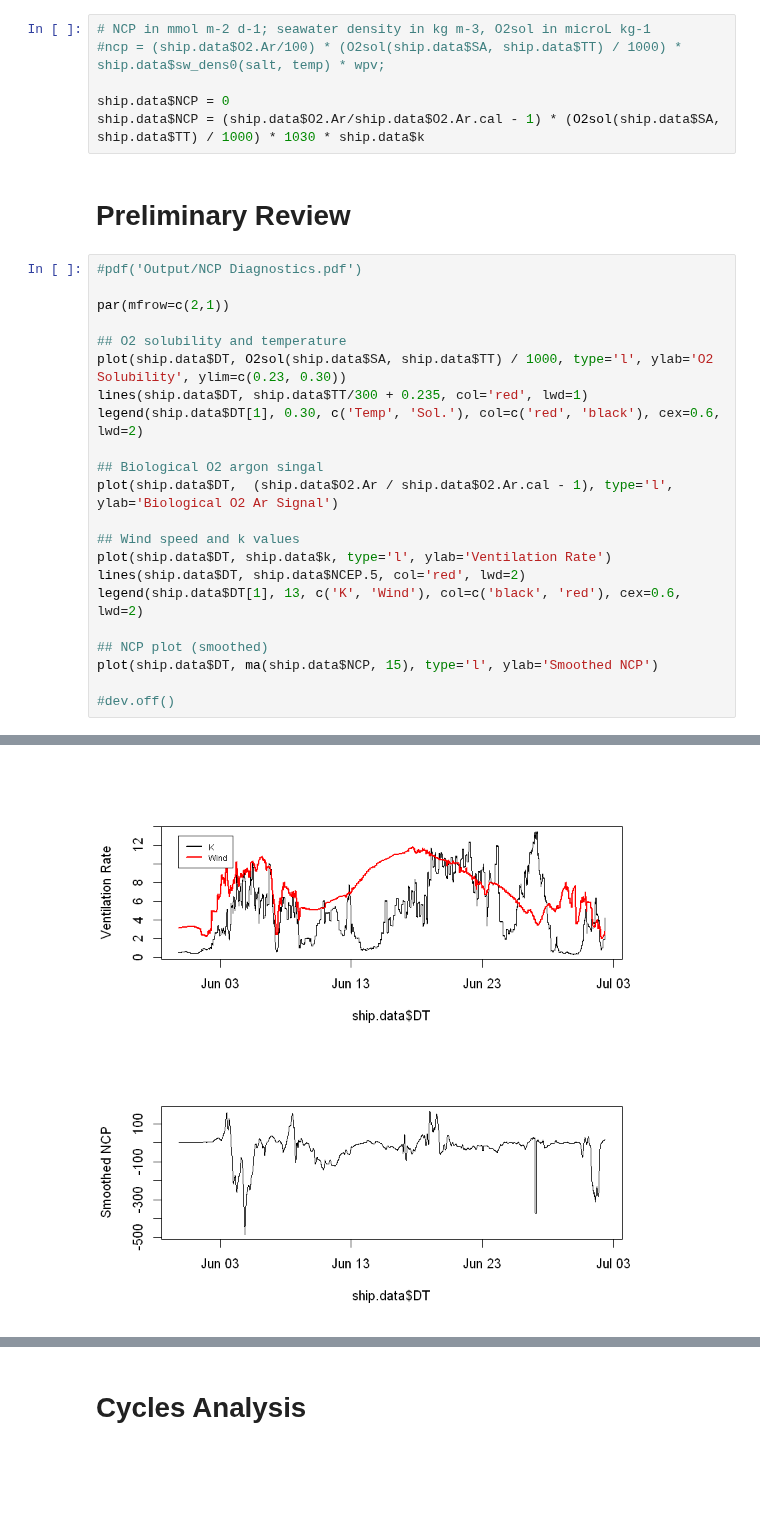
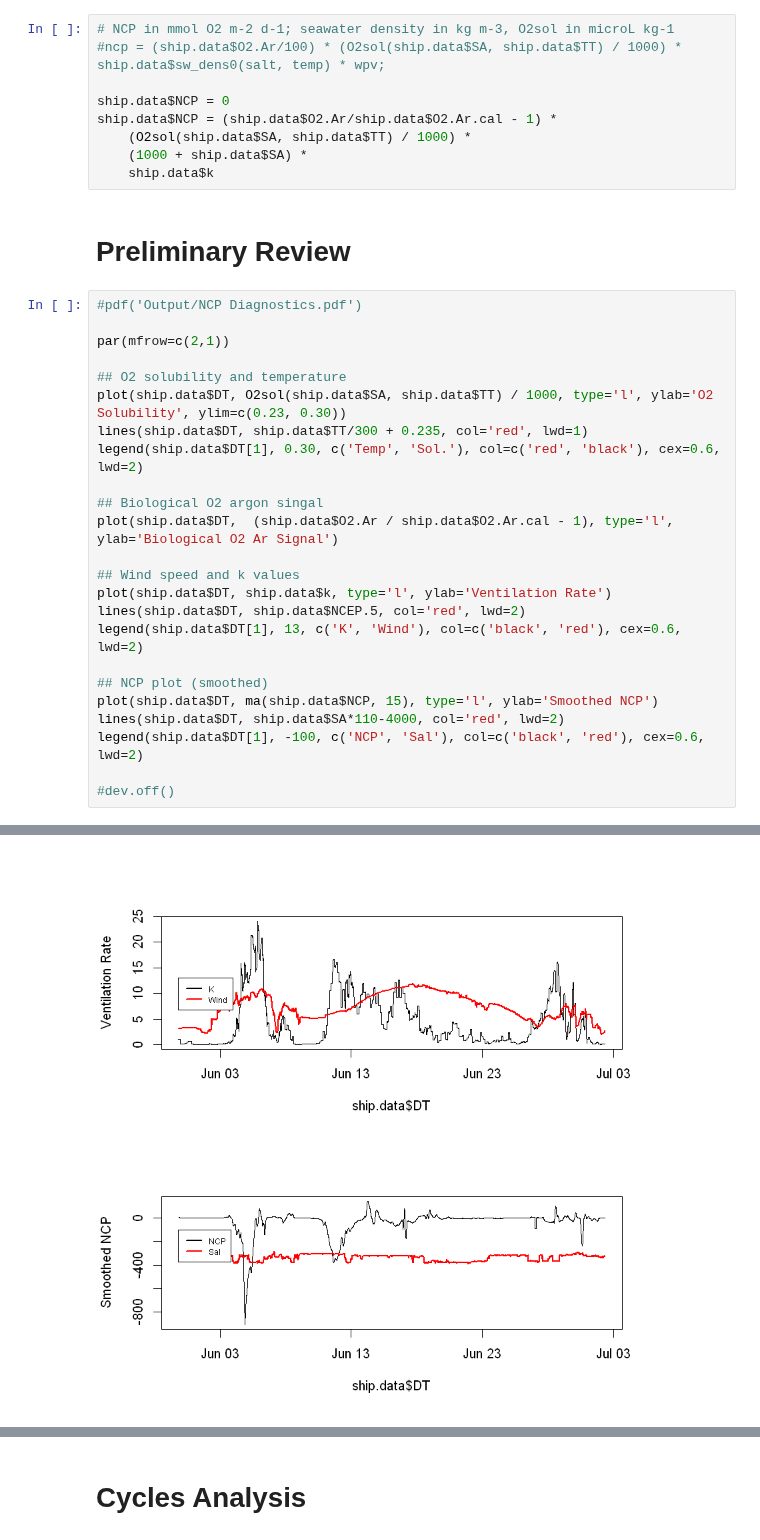
Before and after one commit to tbrycekelly/MIMS-TBK, a Jupyter notebook: NCP Model.ipynb, the cells around one changed output, grey strips where cells are left out. Drawn from its saved outputs; the diff is of its cells as text; blank space fills up the shorter version.

```diff
--- a/NCP Model.ipynb
+++ b/NCP Model.ipynb
@@ -89,38 +89,43 @@ O2sol = function(S, T) {
 # %% [markdown]
 # NCP Calculation
 # %%
-# NCP in mmol m-2 d-1; seawater density in kg m-3, O2sol in microL kg-1
+# NCP in mmol O2 m-2 d-1; seawater density in kg m-3, O2sol in microL kg-1
 #ncp = (ship.data$O2.Ar/100) * (O2sol(ship.data$SA, ship.data$TT) / 1000) * ship.data$sw_dens0(salt, temp) * wpv;
 
 ship.data$NCP = 0
-ship.data$NCP = (ship.data$O2.Ar/ship.data$O2.Ar.cal - 1) * (O2sol(ship.data$SA, ship.data$TT) / 1000) * 1030 * ship.data$k
+ship.data$NCP = (ship.data$O2.Ar/ship.data$O2.Ar.cal - 1) *
+    (O2sol(ship.data$SA, ship.data$TT) / 1000) *
+    (1000 + ship.data$SA) *
+    ship.data$k
 # %% [markdown]
 # Preliminary Review
 # %%
 #pdf('Output/NCP Diagnostics.pdf')
 
 par(mfrow=c(2,1))
 
 ## O2 solubility and temperature
 plot(ship.data$DT, O2sol(ship.data$SA, ship.data$TT) / 1000, type='l', ylab='O2 Solubility', ylim=c(0.23, 0.30))
 lines(ship.data$DT, ship.data$TT/300 + 0.235, col='red', lwd=1)
 legend(ship.data$DT[1], 0.30, c('Temp', 'Sol.'), col=c('red', 'black'), cex=0.6, lwd=2)
 
 ## Biological O2 argon singal
 plot(ship.data$DT,  (ship.data$O2.Ar / ship.data$O2.Ar.cal - 1), type='l', ylab='Biological O2 Ar Signal')
 
 ## Wind speed and k values
 plot(ship.data$DT, ship.data$k, type='l', ylab='Ventilation Rate')
 lines(ship.data$DT, ship.data$NCEP.5, col='red', lwd=2)
 legend(ship.data$DT[1], 13, c('K', 'Wind'), col=c('black', 'red'), cex=0.6, lwd=2)
 
 ## NCP plot (smoothed)
 plot(ship.data$DT, ma(ship.data$NCP, 15), type='l', ylab='Smoothed NCP')
+lines(ship.data$DT, ship.data$SA*110-4000, col='red', lwd=2)
+legend(ship.data$DT[1], -100, c('NCP', 'Sal'), col=c('black', 'red'), cex=0.6, lwd=2)
 
 #dev.off()
 # %% [output]
 [figure]
-[figure, old version]
+[figure, new version]
 # %%
 #pdf('Output/Spatial NCP.pdf')
 
```
Also changed, not shown: parts of 5 cells of this notebook, 1 other file.
